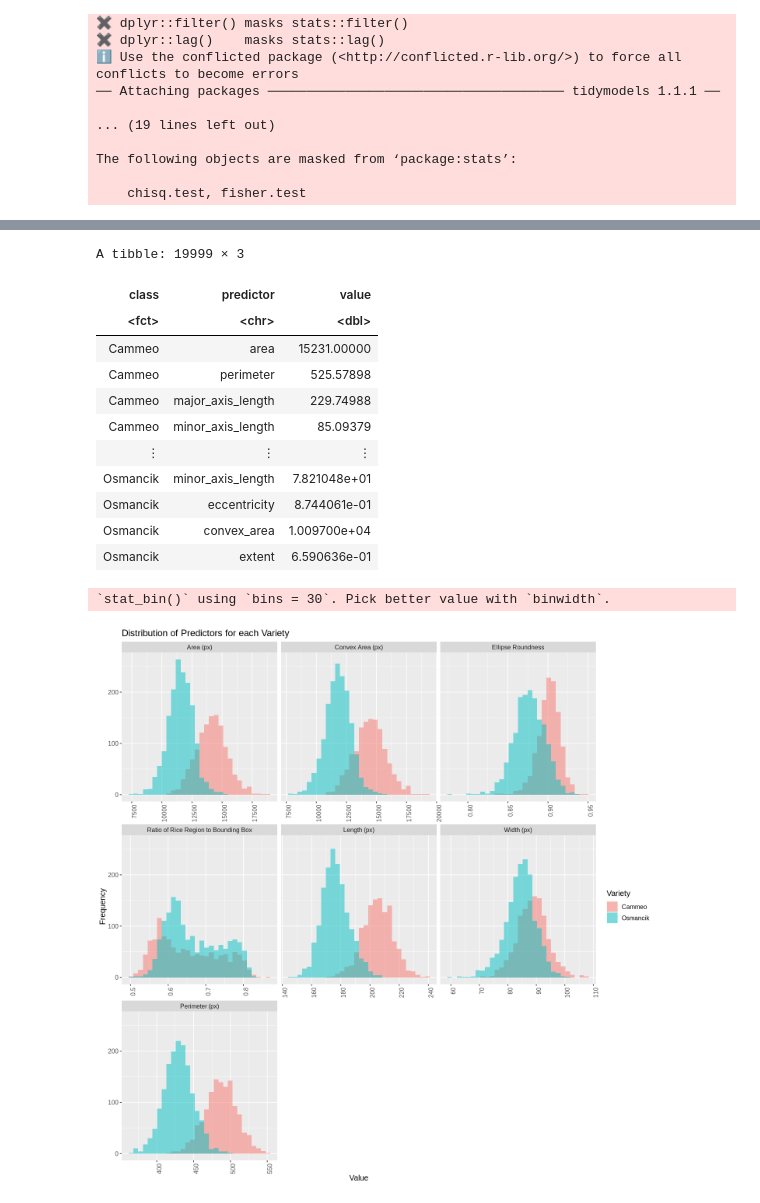
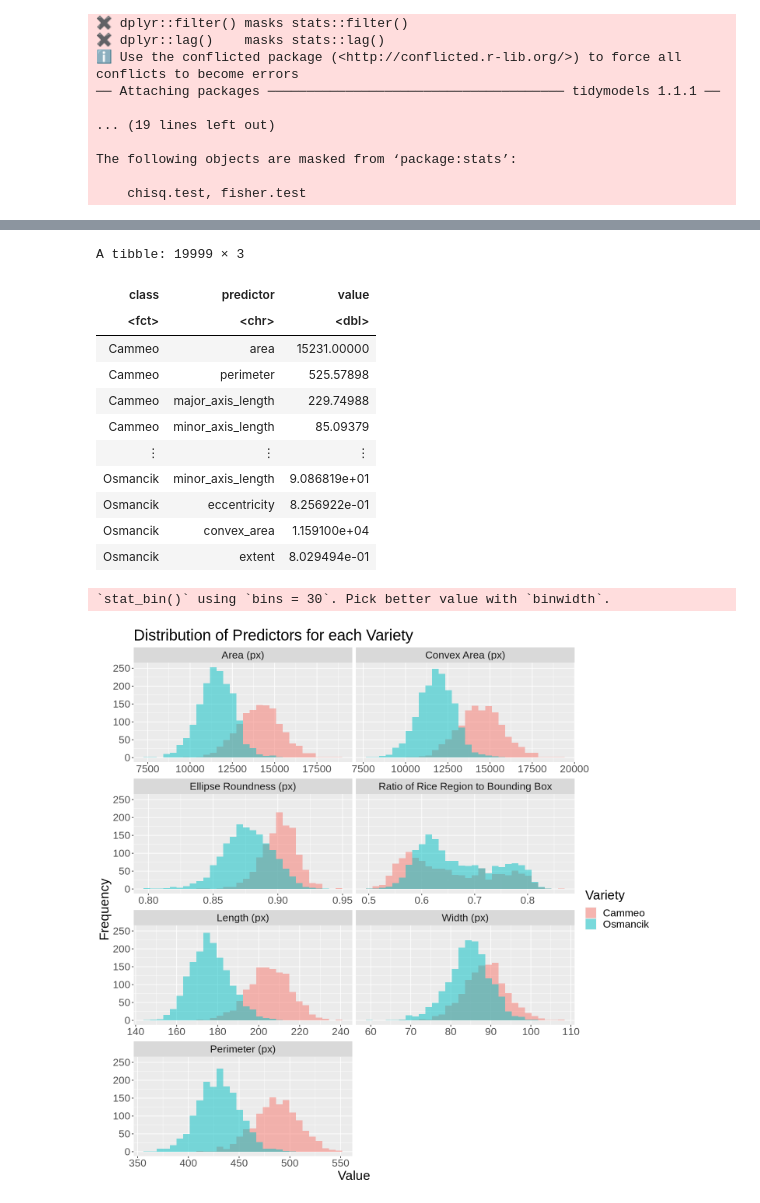
Before and after one commit to trungnguyen21/group_project_dsci, a Jupyter notebook: Group13_Proposal.ipynb, the cells around one changed output, grey strips where cells are left out. Saved outputs shown, nothing was run; the diff lists cells and outputs as text; code cells hidden in the pictures.

Commit message:
Updated histogram graph for better viewing

```diff
--- a/Group13_Proposal.ipynb
+++ b/Group13_Proposal.ipynb
@@ -108,39 +108,41 @@ A tibble: 2 × 10
 # %%
+#Pivot long rice training set and create histograms for all predictors
 #Pivot long rice training set and create histograms for all predictors
 rice_train_long <- rice_train |>
   pivot_longer(cols = area:extent, names_to = "predictor", values_to = "value")
 rice_train_long
 
 rice_labels <- c(
   area = "Area (px)",
   perimeter = "Perimeter (px)",
   major_axis_length = "Length (px)",
   minor_axis_length = "Width (px)",
-  eccentricity = "Ellipse Roundness",
+  eccentricity = "Ellipse Roundness (px)",
   convex_area = "Convex Area (px)",
   extent = "Ratio of Rice Region to Bounding Box")
 
 rice_hist <- rice_train_long |>
   ggplot(aes(x = value, fill = class)) +
   geom_histogram(alpha = 0.5, position = "identity") +
-  facet_wrap(~predictor, scales = "free_x", labeller = labeller(predictor = rice_labels)) +
-  labs(x = "Value", y = "Frequency", fill = "Variety") +
-  theme(text = element_text(size = 12),
-        axis.text.x = element_text(angle = 90, hjust = 1)) +
-  ggtitle("Distribution of Predictors for each Variety")
+  facet_wrap(~predictor, scales = "free_x", labeller = labeller(predictor = rice_labels), ncol = 2) +
+  labs(title = "Distribution of Predictors for each Variety",
+       x = "Value",
+       y = "Frequency",
+       fill = "Variety") +
+  theme(text = element_text(size = 20))
 rice_hist
 # %% [output]
 A tibble: 19999 × 3
 | class | predictor | value |
 | <fct> | <chr> | <dbl> |
 | Cammeo | area | 15231.00000 |
 | Cammeo | perimeter | 525.57898 |
 | Cammeo | major_axis_length | 229.74988 |
 | Cammeo | minor_axis_length | 85.09379 |
 | ⋮ | ⋮ | ⋮ |
-| Osmancik | minor_axis_length | 7.821048e+01 |
-| Osmancik | eccentricity | 8.744061e-01 |
-| Osmancik | convex_area | 1.009700e+04 |
-| Osmancik | extent | 6.590636e-01 |
+| Osmancik | minor_axis_length | 9.086819e+01 |
+| Osmancik | eccentricity | 8.256922e-01 |
+| Osmancik | convex_area | 1.159100e+04 |
+| Osmancik | extent | 8.029494e-01 |
 `stat_bin()` using `bins = 30`. Pick better value with `binwidth`.
-[figure, old version]
+[figure, new version]
```
Also changed, not shown: parts of 1 cell of this notebook.
